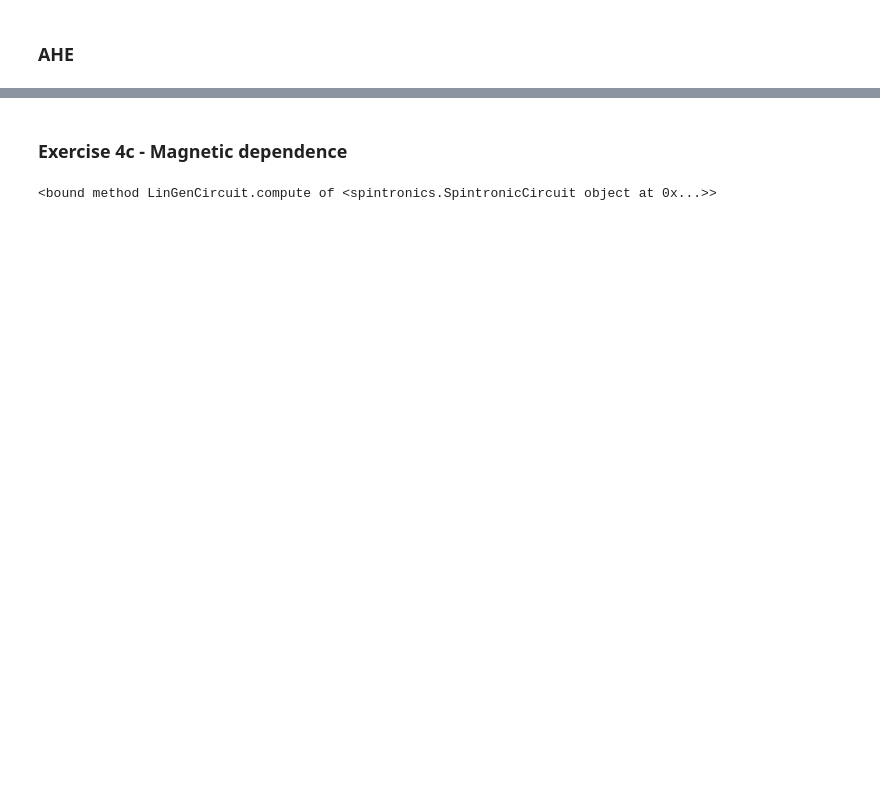
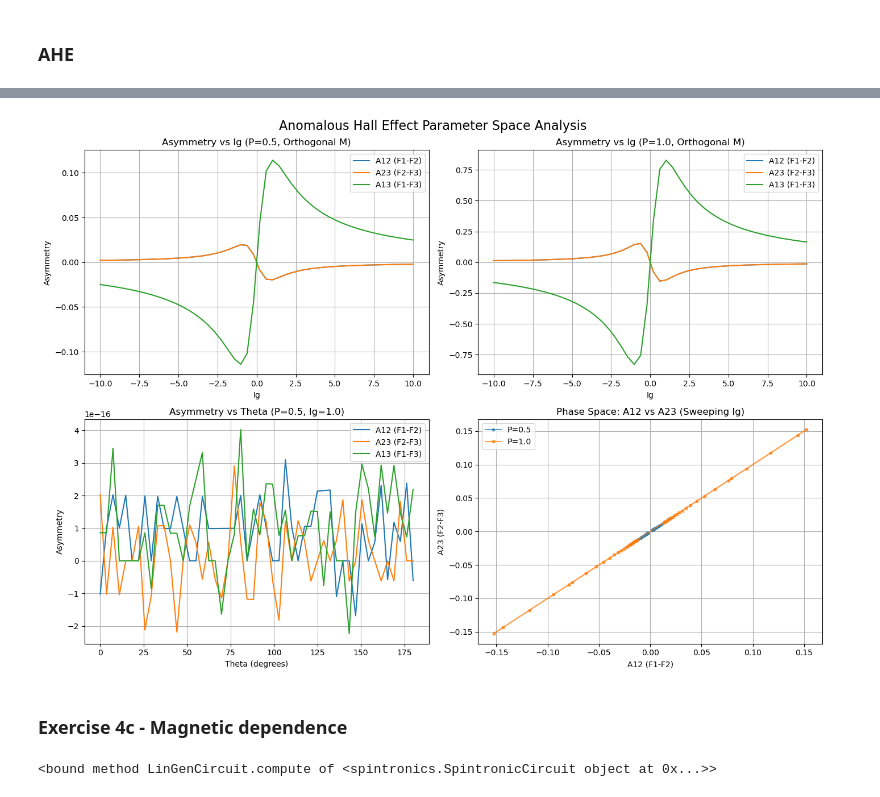
Before and after one commit to Maxim1920/Quantum_Transport, a Jupyter notebook: CodeDescriptionQuantumCircuits/Organized for students/code/Task 4.ipynb, the cells around one changed output, grey strips where cells are left out. Cells and saved outputs as stored; diff of their text form; code cells hidden in the pictures; blank space fills up the shorter version.

```diff
--- a/CodeDescriptionQuantumCircuits/Organized for students/code/Task 4.ipynb
+++ b/CodeDescriptionQuantumCircuits/Organized for students/code/Task 4.ipynb
@@ -165,18 +141,37 @@ def compute_asymmetry(G_mat):
     return A[2,3], A[3,4], A[2,4]
 
 def generate_parameter_plots():
-    # 1. Setup the static topology (assuming setup_topology() from earlier is run)
-    setup_topology()
+    global Setup
+    from spintronics import SpintronicCircuit
+    Setup = SpintronicCircuit()
+    Setup.addNormalTerminal("Left")
+    Setup.addNormalTerminal("Right")
+    Setup.addFerroTerminal("F1", magnetization=[1.0, 0, 0])
+    Setup.addFerroTerminal("F2", magnetization=[0, 1.0, 0])
+    Setup.addFerroTerminal("F3", magnetization=[0, 0, 1.0])
+    Setup.addNormalNode("N1")
+    Setup.addNormalNode("N2")
+    Setup.addNormalNode("N3")
+    Gn = 1.0
+    GFN = [1.0, 0.5, 0.0, 0.0]
+    Setup.addConductor("C0", 'NT', 'N1', 'Left', Gn)
+    Setup.addConductor("C3", 'NT', 'N3', 'Right', Gn)
+    Setup.addConductor("C1", 'NN', 'N1', 'N2', Gn)
+    Setup.addConductor("C2", 'NN', 'N2', 'N3', Gn)
+    Setup.addConductor('CF1', 'NT', 'N1', 'F1', GFN)
+    Setup.addConductor('CF2', 'NT', 'N2', 'F2', GFN)
+    Setup.addConductor('CF3', 'NT', 'N3', 'F3', GFN)
+    Setup.finalize()
 
     # Define our sweep arrays
-    Ig_array = np.linspace(-5, 5, 50)
+    Ig_array = np.linspace(-10, 10, 50)
     theta_array = np.linspace(0, np.pi, 50)
 
     # Prepare the figure grid
     fig, axs = plt.subplots(2, 2, figsize=(14, 10))
     fig.suptitle('Anomalous Hall Effect Parameter Space Analysis', fontsize=16)
 
-    #PLOT 1: Asymmetry vs Ig for P = 0.5
+    # PLOT 1: Asymmetry vs Ig for P = 0.5
     Setup.setMagnetization('F1', 'T', [1, 0, 0])
     Setup.setMagnetization('F2', 'T', [0, 1, 0])
     Setup.setMagnetization('F3', 'T', [0, 0, 1])
@@ -188,76 +183,90 @@ def generate_parameter_plots():
         Setup.setConductance('CF3', [1.0, 0.5, 0.0, ig])
         Setup.compute()
         a12, a23, a13 = compute_asymmetry(Setup.ConductanceMatrix)
-        A12_list.append(a12); A23_list.append(a23); A13_list.append(a13)
+        A12_list.append(a12)
+        A23_list.append(a23)
+        A13_list.append(a13)
 
     axs[0, 0].plot(Ig_array, A12_list, label='A12 (F1-F2)')
     axs[0, 0].plot(Ig_array, A23_list, label='A23 (F2-F3)')
     axs[0, 0].plot(Ig_array, A13_list, label='A13 (F1-F3)')
-    axs[0, 0].set_title('Sweep Ig (P=0.5, Orthogonal M)')
-    axs[0, 0].set_xlabel('Mixing Conductance (Ig)')
+    axs[0, 0].set_title('Asymmetry vs Ig (P=0.5, Orthogonal M)')
+    axs[0, 0].set_xlabel('Ig')
     axs[0, 0].set_ylabel('Asymmetry')
     axs[0, 0].legend()
     axs[0, 0].grid(True)
 
-    # Asymmetry vs Ig for P = 1.0
-    A12_list_P1 = []
+    # PLOT 2: Asymmetry vs Ig for P = 1.0 (same magnetizations, already set)
+    A12_list_P1, A23_list_P1, A13_list_P1 = [], [], []
     for ig in Ig_array:
         Setup.setConductance('CF1', [1.0, 1.0, 0.0, ig])
         Setup.setConductance('CF2', [1.0, 1.0, 0.0, ig])
         Setup.setConductance('CF3', [1.0, 1.0, 0.0, ig])
         Setup.compute()
-        a12, _, _ = compute_asymmetry(Setup.ConductanceMatrix)
+        a12, a23, a13 = compute_asymmetry(Setup.ConductanceMatrix)
         A12_list_P1.append(a12)
+        A23_list_P1.append(a23)
+        A13_list_P1.append(a13)
 
-    axs[0, 1].plot(Ig_array, A12_list, label='P=0.5', linestyle='--')
-    axs[0, 1].plot(Ig_array, A12_list_P1, label='P=1.0 (Half Metal)')
-    axs[0, 1].set_title('Comparison of Polarization (A12 only)')
-    axs[0, 1].set_xlabel('Mixing Conductance (Ig)')
-    axs[0, 1].set_ylabel('Asymmetry A12')
+    axs[0, 1].plot(Ig_array, A12_list_P1, label='A12 (F1-F2)')
+    axs[0, 1].plot(Ig_array, A23_list_P1, label='A23 (F2-F3)')
+    axs[0, 1].plot(Ig_array, A13_list_P1, label='A13 (F1-F3)')
+    axs[0, 1].set_title('Asymmetry vs Ig (P=1.0, Orthogonal M)')
+    axs[0, 1].set_xlabel('Ig')
+    axs[0, 1].set_ylabel('Asymmetry')
     axs[0, 1].legend()
     axs[0, 1].grid(True)
 
-    # Asymmetry vs Theta
-    # Fix Ig to peak value
+    # PLOT 3: Asymmetry vs Theta for P=0.5, Ig=1.0
     Setup.setConductance('CF1', [1.0, 0.5, 0.0, 1.0])
     Setup.setConductance('CF2', [1.0, 0.5, 0.0, 1.0])
     Setup.setConductance('CF3', [1.0, 0.5, 0.0, 1.0])
 
-    phi = np.pi / 2
     psi = np.pi / 2
-    A12_theta = []
+    A12_theta, A23_theta, A13_theta = [], [], []
 
     for th in theta_array:
-        M1 = [np.sin(phi/2), 0, np.cos(phi/2)]
+        M1 = [np.sin(psi/2), 0, np.cos(psi/2)]
         M2 = [np.sin(psi)*np.sin(th), np.cos(psi)*np.sin(th), np.cos(th)]
-        M3 = [-np.sin(phi/2), 0, np.cos(phi/2)]
+        M3 = [-np.sin(psi/2), 0, np.cos(psi/2)]
 
         Setup.setMagnetization('F1', 'T', M1)
         Setup.setMagnetization('F2', 'T', M2)
         Setup.setMagnetization('F3', 'T', M3)
         Setup.compute()
 
-        a12, _, _ = compute_asymmetry(Setup.ConductanceMatrix)
+        a12, a23, a13 = compute_asymmetry(Setup.ConductanceMatrix)
         A12_theta.append(a12)
+        A23_theta.append(a23)
+        A13_theta.append(a13)
 
-    axs[1, 0].plot(np.degrees(theta_array), A12_theta, color='purple')
-    axs[1, 0].set_title('Sweep Theta (Ig=1.0, P=0.5)')
-    axs[1, 0].set_xlabel('Theta (Degrees)')
-    axs[1, 0].set_ylabel('Asymmetry A12')
+    axs[1, 0].plot(np.degrees(theta_array), A12_theta, label='A12 (F1-F2)')
+    axs[1, 0].plot(np.degrees(theta_array), A23_theta, label='A23 (F2-F3)')
+    axs[1, 0].plot(np.degrees(theta_array), A13_theta, label='A13 (F1-F3)')
+    axs[1, 0].set_title('Asymmetry vs Theta (P=0.5, Ig=1.0)')
+    axs[1, 0].set_xlabel('Theta (degrees)')
+    axs[1, 0].set_ylabel('Asymmetry')
+    axs[1, 0].legend()
     axs[1, 0].grid(True)
 
-    # Phase Space (A12 vs A23)
-    # This plots how two asymmetries evolve together as Ig changes
-    axs[1, 1].plot(A12_list, A23_list, marker='o', markersize=3, linestyle='-', alpha=0.7)
+    # PLOT 4: Phase space A12 vs A23 for both P values
+    axs[1, 1].plot(A12_list, A23_list, marker='o', markersize=3,
+                   linestyle='-', alpha=0.7, label='P=0.5')
+    axs[1, 1].plot(A12_list_P1, A23_list_P1, marker='s', markersize=3,
+                   linestyle='-', alpha=0.7, label='P=1.0')
     axs[1, 1].set_title('Phase Space: A12 vs A23 (Sweeping Ig)')
     axs[1, 1].set_xlabel('A12 (F1-F2)')
     axs[1, 1].set_ylabel('A23 (F2-F3)')
+    axs[1, 1].legend()
     axs[1, 1].grid(True)
 
     plt.tight_layout()
+    plt.savefig("graph_b", dpi=300)
     plt.show()
 
 generate_parameter_plots()
+# %% [output]
+[figure, added]
 # %% [markdown]
 ### Exercise 4c - Magnetic dependence
 # %%
```
Also changed, not shown: parts of 10 cells of this notebook, 1 other file.
